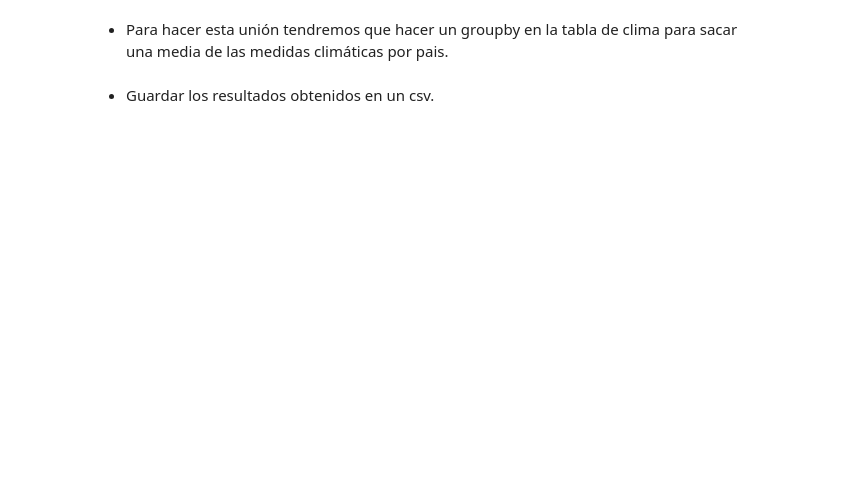
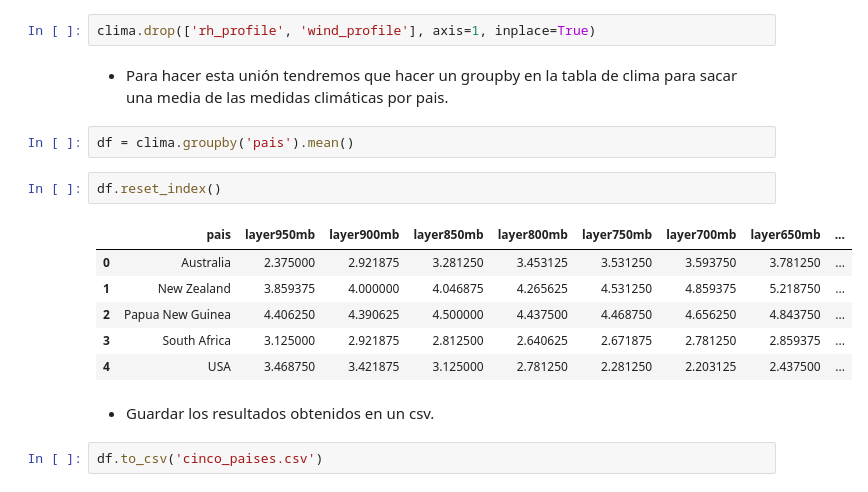
Before and after one commit to Adalab/DA-promo-a-modulo-2-pair-2-Almudena-Olivia, a Jupyter notebook: ETL/ETL 2/ETL_2.ipynb, the cells around one changed output. Saved outputs shown, nothing was run; the diff lists cells and outputs as text; blank space fills up the shorter version.

```diff
--- a/ETL/ETL 2/ETL_2.ipynb
+++ b/ETL/ETL 2/ETL_2.ipynb
@@ -105,4 +107,19 @@ clima.head(2)
+# %%
+clima.drop(['rh_profile', 'wind_profile'], axis=1, inplace=True)
 # %% [markdown]
  - Para hacer esta unión tendremos que hacer un groupby en la tabla de clima para sacar una media de las medidas climáticas por pais.
+# %%
+df = clima.groupby('pais').mean()
+# %%
+df.reset_index()
+# %% [output]
+|  | pais | layer950mb | layer900mb | layer850mb | layer800mb | layer750mb | layer700mb | layer650mb | ... |
+| 0 | Australia | 2.375000 | 2.921875 | 3.281250 | 3.453125 | 3.531250 | 3.593750 | 3.781250 | ... |
+| 1 | New Zealand | 3.859375 | 4.000000 | 4.046875 | 4.265625 | 4.531250 | 4.859375 | 5.218750 | ... |
+| 2 | Papua New Guinea | 4.406250 | 4.390625 | 4.500000 | 4.437500 | 4.468750 | 4.656250 | 4.843750 | ... |
+| 3 | South Africa | 3.125000 | 2.921875 | 2.812500 | 2.640625 | 2.671875 | 2.781250 | 2.859375 | ... |
+| 4 | USA | 3.468750 | 3.421875 | 3.125000 | 2.781250 | 2.281250 | 2.203125 | 2.437500 | ... |
 # %% [markdown]
  - Guardar los resultados obtenidos en un csv.
+# %%
+df.to_csv('cinco_paises.csv')
```
Also changed, not shown: parts of 1 cell of this notebook, 5 other files.
